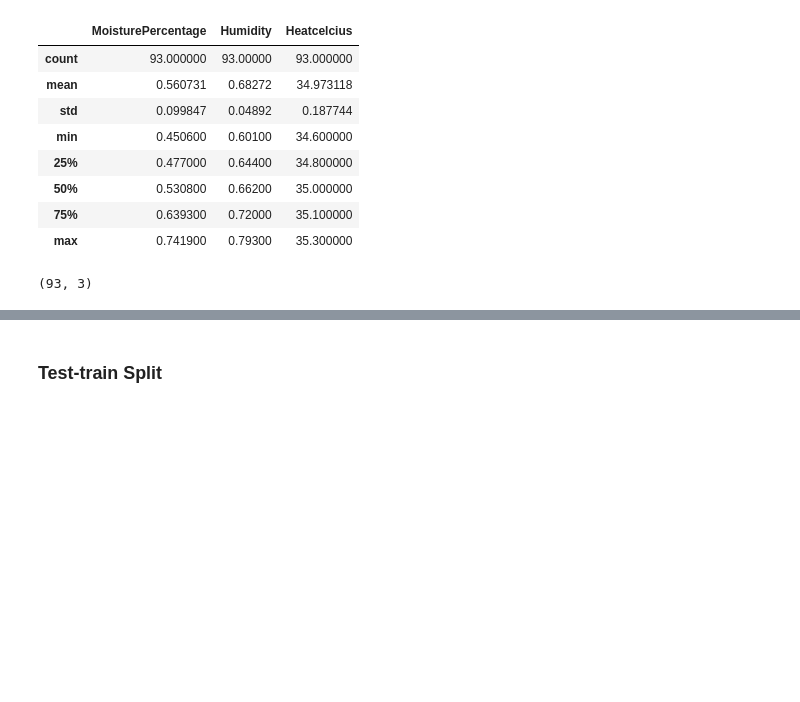
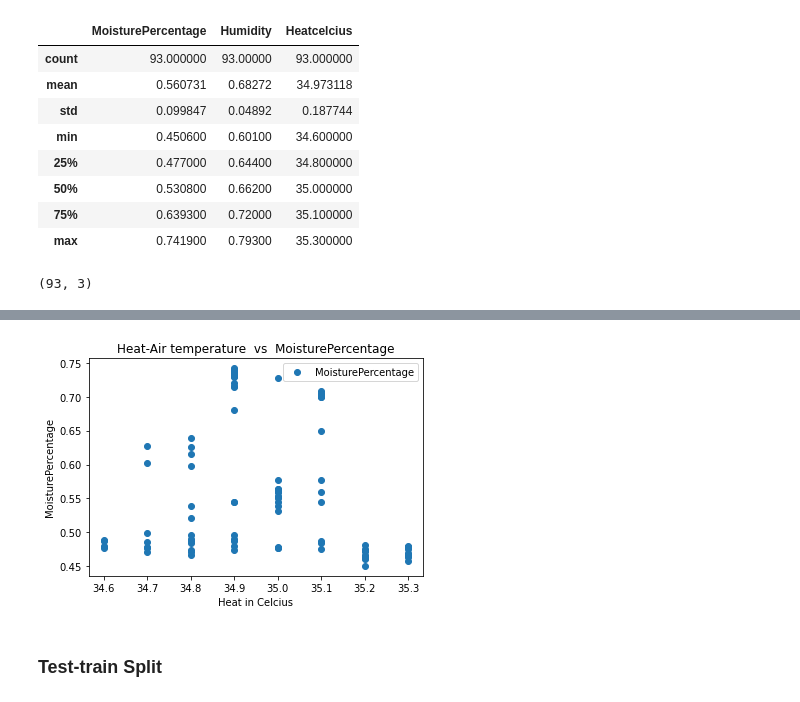
Before and after one commit to abphilip-vit/CollegeP3, a Jupyter notebook: R2.ipynb, the cells around one changed output, grey strips where cells are left out. Cells and saved outputs as stored; diff of their text form; code cells hidden in the pictures; blank space fills up the shorter version.

```diff
--- a/R2.ipynb
+++ b/R2.ipynb
@@ -48,3 +56,11 @@ d.shape
+# %%
+d.plot(x='Heatcelcius', y='MoisturePercentage', style='o')
+plt.title('Heat-Air temperature  vs  MoisturePercentage')
+plt.xlabel('Heat in Celcius')
+plt.ylabel('MoisturePercentage')
+plt.show()
+# %% [output]
+[figure, added]
 # %% [markdown]
 ### Test-train Split
 # %%
```
Also changed, not shown: parts of 4 cells of this notebook.
